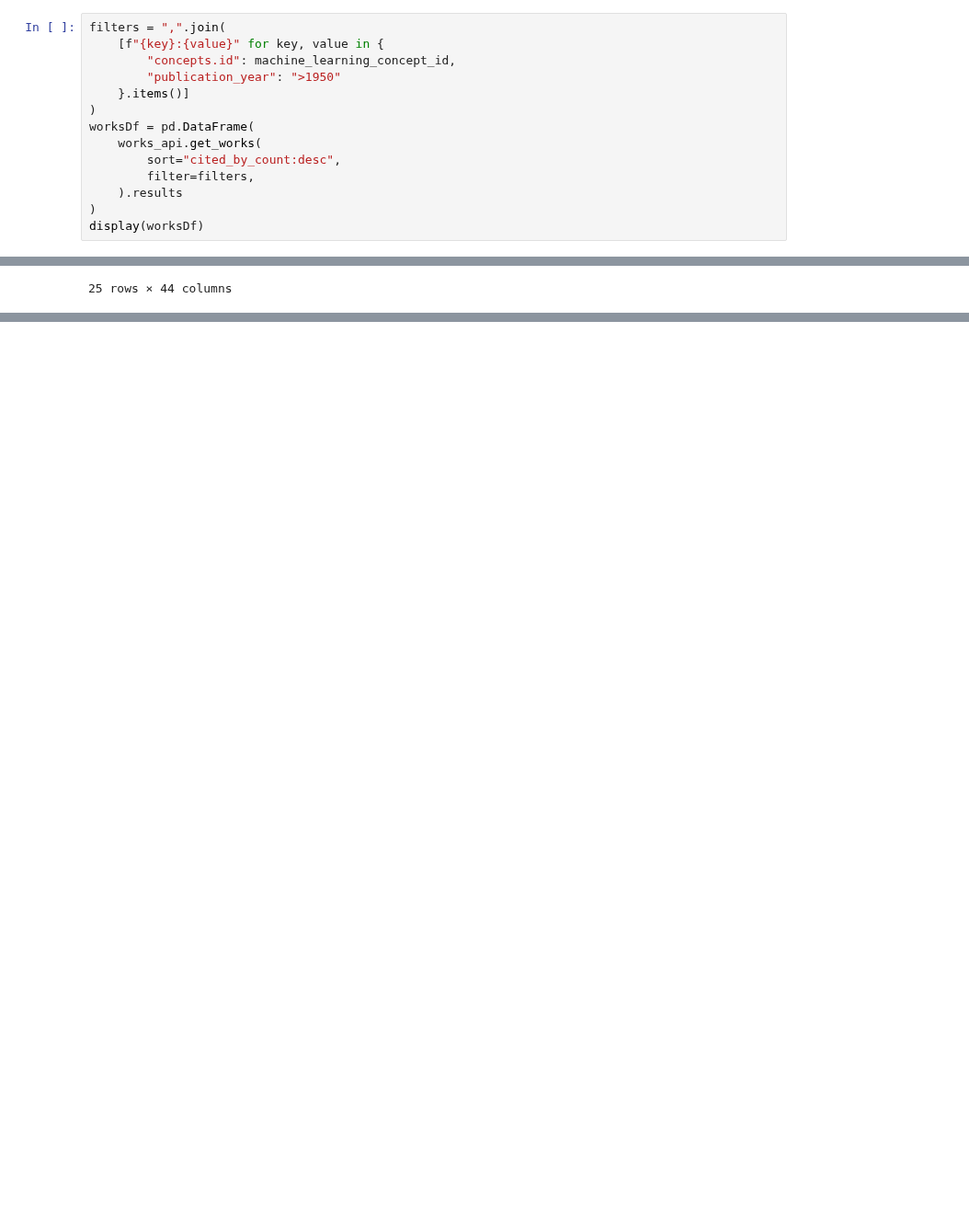
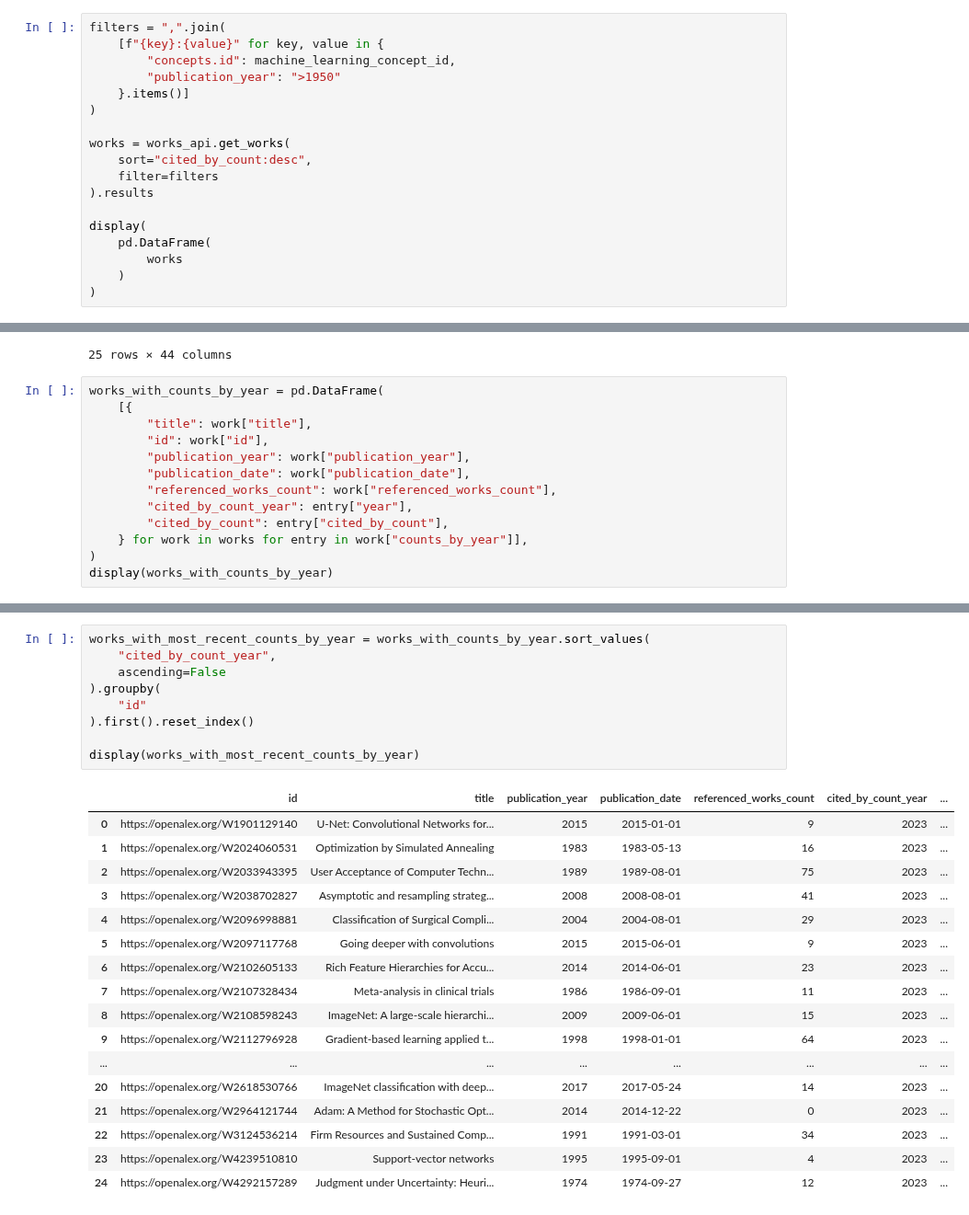
Before and after one commit to Mearman/openalex-python, a Jupyter notebook: demos/OpenAlex.ipynb, the cells around one changed output, grey strips where cells are left out. Shown at 92% size. Cells and saved outputs as stored; diff of their text form; blank space fills up the shorter version.

```diff
--- a/demos/OpenAlex.ipynb
+++ b/demos/OpenAlex.ipynb
@@ -247,13 +234,17 @@ filters = ",".join(
 		"publication_year": ">1950"
 	}.items()]
 )
-worksDf = pd.DataFrame(
-	works_api.get_works(
-		sort="cited_by_count:desc",
-		filter=filters,
-	).results
+
+works = works_api.get_works(
+	sort="cited_by_count:desc",
+	filter=filters
+).results
+
+display(
+	pd.DataFrame(
+		works
+	)
 )
-display(worksDf)
 # %% [output]
 |  | id | doi | title | display_name | publication_year | publication_date | ids | language | ... |
 | 0 | https://openalex.org/W2194775991 | https://doi.org/10.1109/cvpr.2016.90 | Deep Residual Learning for Image ... | Deep Residual Learning for Image ... | 2016 | 2016-06-01 | {'openalex': 'https://openalex.or... | en | ... |
@@ -273,3 +264,16 @@ display(worksDf)
 | 23 | https://openalex.org/W2148698435 | https://doi.org/10.1093/sysbio/sy... | MrBayes 3.2: Efficient Bayesian P... | MrBayes 3.2: Efficient Bayesian P... | 2012 | 2012-02-22 | {'openalex': 'https://openalex.or... | en | ... |
 | 24 | https://openalex.org/W2102605133 | https://doi.org/10.1109/cvpr.2014.81 | Rich Feature Hierarchies for Accu... | Rich Feature Hierarchies for Accu... | 2014 | 2014-06-01 | {'openalex': 'https://openalex.or... | en | ... |
 25 rows × 44 columns
+# %%
+works_with_counts_by_year = pd.DataFrame(
+	[{
+		"title": work["title"],
+		"id": work["id"],
+		"publication_year": work["publication_year"],
+		"publication_date": work["publication_date"],
+		"referenced_works_count": work["referenced_works_count"],
+		"cited_by_count_year": entry["year"],
+		"cited_by_count": entry["cited_by_count"],
+	} for work in works for entry in work["counts_by_year"]],
+)
+display(works_with_counts_by_year)
@@ -275,0 +294,27 @@ display(worksDf)
+# %%
+works_with_most_recent_counts_by_year = works_with_counts_by_year.sort_values(
+	"cited_by_count_year",
+	ascending=False
+).groupby(
+	"id"
+).first().reset_index()
+
+display(works_with_most_recent_counts_by_year)
+# %% [output]
+|  | id | title | publication_year | publication_date | referenced_works_count | cited_by_count_year | ... |
+| 0 | https://openalex.org/W1901129140 | U-Net: Convolutional Networks for... | 2015 | 2015-01-01 | 9 | 2023 | ... |
+| 1 | https://openalex.org/W2024060531 | Optimization by Simulated Annealing | 1983 | 1983-05-13 | 16 | 2023 | ... |
+| 2 | https://openalex.org/W2033943395 | User Acceptance of Computer Techn... | 1989 | 1989-08-01 | 75 | 2023 | ... |
+| 3 | https://openalex.org/W2038702827 | Asymptotic and resampling strateg... | 2008 | 2008-08-01 | 41 | 2023 | ... |
+| 4 | https://openalex.org/W2096998881 | Classification of Surgical Compli... | 2004 | 2004-08-01 | 29 | 2023 | ... |
+| 5 | https://openalex.org/W2097117768 | Going deeper with convolutions | 2015 | 2015-06-01 | 9 | 2023 | ... |
+| 6 | https://openalex.org/W2102605133 | Rich Feature Hierarchies for Accu... | 2014 | 2014-06-01 | 23 | 2023 | ... |
+| 7 | https://openalex.org/W2107328434 | Meta-analysis in clinical trials | 1986 | 1986-09-01 | 11 | 2023 | ... |
+| 8 | https://openalex.org/W2108598243 | ImageNet: A large-scale hierarchi... | 2009 | 2009-06-01 | 15 | 2023 | ... |
+| 9 | https://openalex.org/W2112796928 | Gradient-based learning applied t... | 1998 | 1998-01-01 | 64 | 2023 | ... |
+| ... | ... | ... | ... | ... | ... | ... | ... |
+| 20 | https://openalex.org/W2618530766 | ImageNet classification with deep... | 2017 | 2017-05-24 | 14 | 2023 | ... |
+| 21 | https://openalex.org/W2964121744 | Adam: A Method for Stochastic Opt... | 2014 | 2014-12-22 | 0 | 2023 | ... |
+| 22 | https://openalex.org/W3124536214 | Firm Resources and Sustained Comp... | 1991 | 1991-03-01 | 34 | 2023 | ... |
+| 23 | https://openalex.org/W4239510810 | Support-vector networks | 1995 | 1995-09-01 | 4 | 2023 | ... |
+| 24 | https://openalex.org/W4292157289 | Judgment under Uncertainty: Heuri... | 1974 | 1974-09-27 | 12 | 2023 | ... |
```
Also changed, not shown: parts of 9 cells of this notebook.
